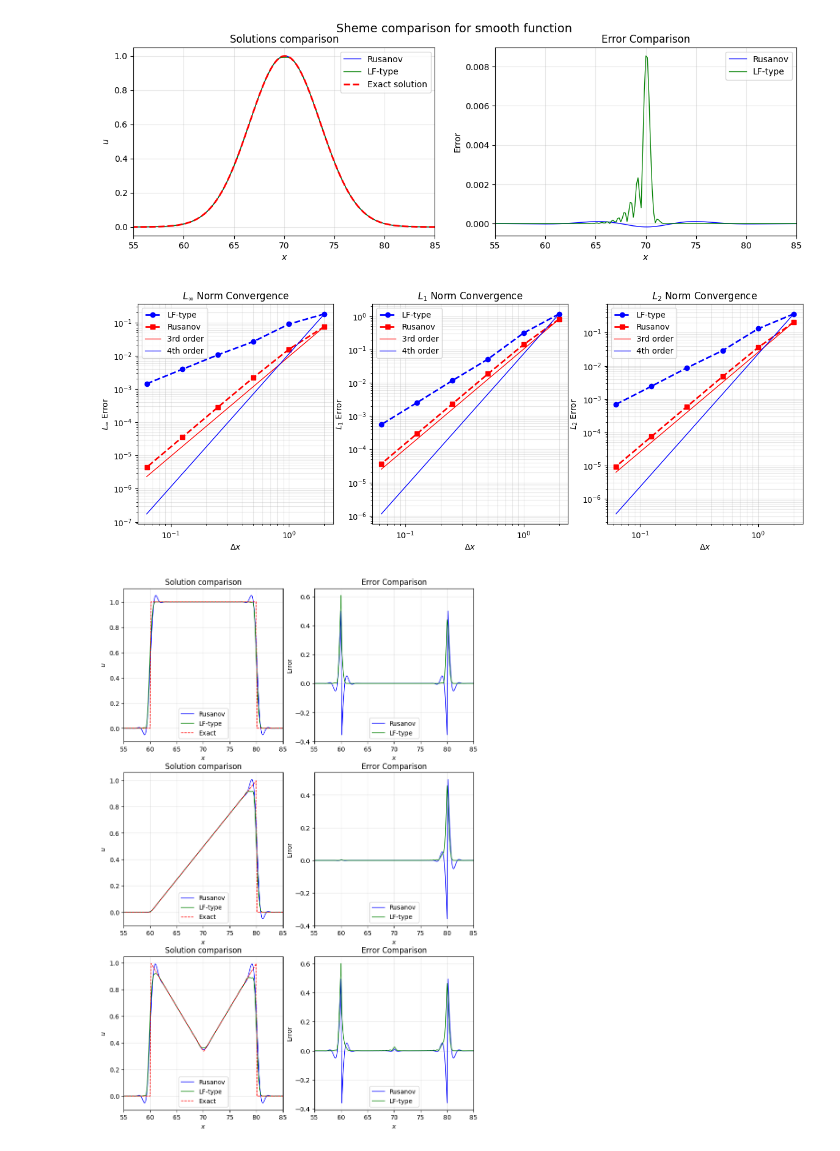
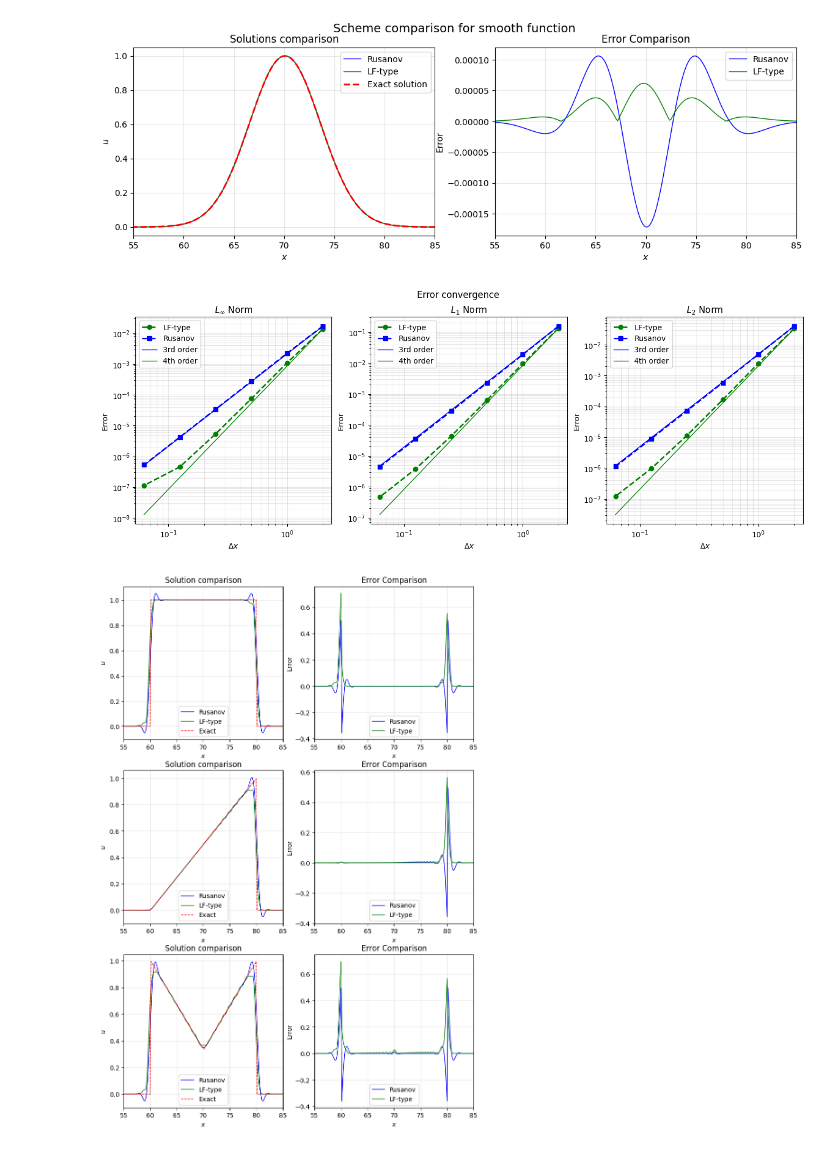
Before and after one commit to ukolov-ivan/mipt-vkr, a Jupyter notebook: src/advect.ipynb, the cells around one changed output. Saved outputs shown, nothing was run; the diff lists cells and outputs as text; code cells hidden in the pictures.

```diff
--- a/src/advect.ipynb
+++ b/src/advect.ipynb
@@ -248,8 +380,7 @@ def advect(
 # %%
-grid, u, u_rusanov, u_exact = advect(
-        ic_func=gaussian_pulse,
-        ic_kwargs={"center": 20.0, "width": 5.0},
-    )
+grid, u, u_exact = advect(mlf_step)
+grid, u_rusanov, u_exact = advect(rusanov_step)
+
 dx = L / (N - 1.0)
 
 error_rusanov = u_rusanov - u_exact
@@ -278,11 +409,11 @@ plt.title('Error Comparison')
 plt.legend()
 plt.grid(True, alpha=0.3)
 
-plt.suptitle(f'Sheme comparison for smooth function', fontsize=14)
+plt.suptitle('Scheme comparison for smooth function', fontsize=14)
 
 plt.show()
 # %% [output]
-[figure, old version]
+[figure, new version]
 # %%
 N_values = [51, 101, 201, 401, 801, 1601]
 
@@ -300,10 +431,20 @@ for N_val in N_values:
     dx = L / (N_val - 1.0)
     dxs.append(dx)
 
-    grid, u, u_rusanov, u_exact = advect(
+    grid, u, u_exact = advect(
+        mlf_step,
         N=N_val,
-        sigma=0.9,
-        cfl=0.5,
+        sigma=0.99,
+        cfl=0.9,
+        max_time=20,
+        ic_func=gaussian_pulse,
+        ic_kwargs={"center": 20.0, "width": 5.0},
+    )
+    grid, u_rusanov, u_exact = advect(
+        rusanov_step,
+        N=N_val,
+        sigma=0.99,
+        cfl=0.9,
         max_time=20,
         ic_func=gaussian_pulse,
         ic_kwargs={"center": 20.0, "width": 5.0},
@@ -323,35 +464,36 @@ dxs = np.array(dxs)
 # %%
 from matplotlib.axes import Axes
 
 
-fig, axes = plt.subplots(1, 3, figsize=(15, 5))
+fig, axes = plt.subplots(1, 3, figsize=(16, 5))
 norm_names = ['$L_{\infty}$', '$L_1$', '$L_2$']
 errors_method_all = [errors_method_Linf, errors_method_L1, errors_method_L2]
 errors_rusanov_all = [errors_rusanov_Linf, errors_rusanov_L1, errors_rusanov_L2]
 
 for ax, name, err_m, err_r in zip(axes, norm_names, errors_method_all, errors_rusanov_all):
     ax: Axes
-    ax.loglog(dxs, err_m, 'bo--', label='LF-type', linewidth=2)
-    ax.loglog(dxs, err_r, 'rs--', label='Rusanov', linewidth=2)
+    ax.loglog(dxs, err_m, 'go--', label='LF-type', linewidth=2)
+    ax.loglog(dxs, err_r, 'bs--', label='Rusanov', linewidth=2)
 
     # Reference slopes
     slope = (dxs / dxs[0])
     # debug
     # for order in [1, 2, 3, 4, 5]:
         # ax.loglog(dxs, err_m[0] * slope**order, label=f"{order}-{'nd' if order < 2 else 'th'} order")
 
-    ax.loglog(dxs, err_r[0] * slope**3, label='3rd order', color ='red', linewidth=1)
-    ax.loglog(dxs, err_m[0] * slope**4, label='4th order', color='blue', linewidth=1)
+    ax.loglog(dxs, err_r[0] * slope**3, label='3rd order', color ='blue', linewidth=1)
+    ax.loglog(dxs, err_m[0] * slope**4, label='4th order', color='green', linewidth=1)
 
     ax.set_xlabel(r'$\Delta x$')
-    ax.set_ylabel(f'{name} Error')
-    ax.set_title(f'{name} Norm Convergence')
+    ax.set_ylabel('Error')
+    ax.set_title(f'{name} Norm')
     ax.legend()
     ax.grid(True, which='both', alpha=0.3)
 
+plt.suptitle("Error convergence")
 plt.show()
 # %% [output]
-[figure, old version]
+[figure, new version]
 # %%
 plt.figure(figsize=(10, 15))
 
@@ -367,7 +509,13 @@ for i, (ic_func, ic_kwargs) in enumerate(
          {"l1": 10.0, "l2": 30.0},
         #  {"center": 20.0, "width": 5.0}
          ])):
-    grid, u, u_rusanov, u_exact = advect(
+    grid, u, u_exact = advect(
+            mlf_with_correction_step,
+            ic_func=ic_func,
+            ic_kwargs=ic_kwargs,
+        )
+    grid, u_rusanov, u_exact = advect(
+            rusanov_step,
             ic_func=ic_func,
             ic_kwargs=ic_kwargs,
         )
@@ -399,4 +547,4 @@ for i, (ic_func, ic_kwargs) in enumerate(
 
 plt.show()
 # %% [output]
-[figure, old version]
+[figure, new version]
```
Also changed, not shown: parts of 1 cell of this notebook, 1 other file.
